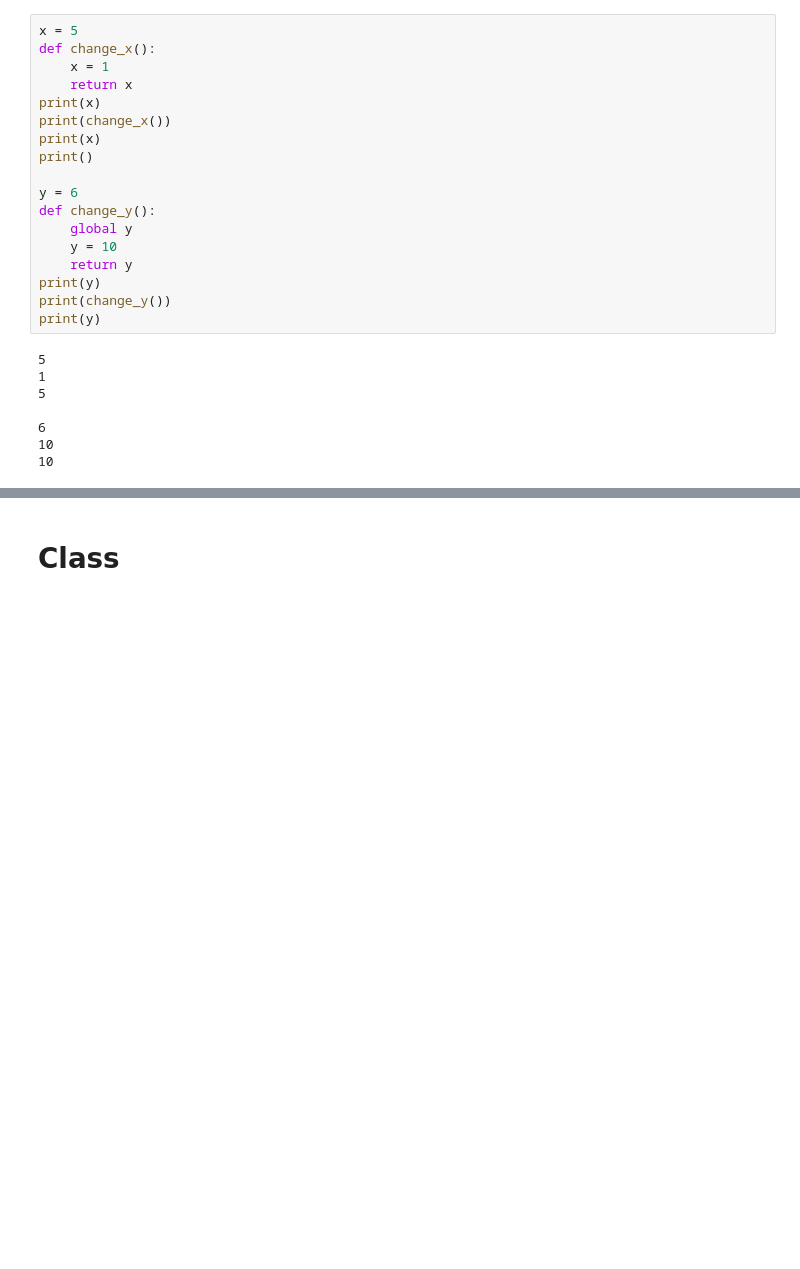
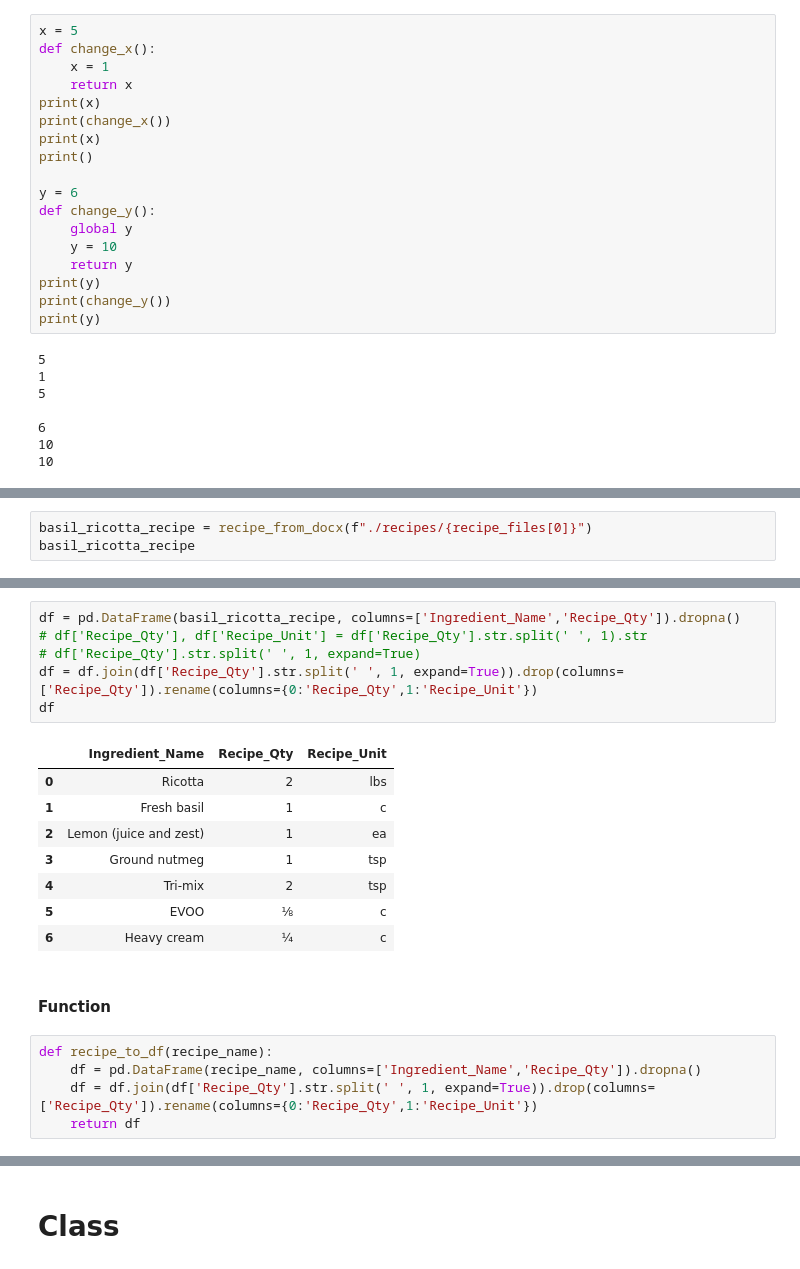
Before and after one commit to salsal3/easy-as-py, a Jupyter notebook: tests.ipynb, the cells around one changed output, grey strips where cells are left out. Drawn from its saved outputs; the diff is of its cells as text; blank space fills up the shorter version.

```diff
--- a/tests.ipynb
+++ b/tests.ipynb
@@ -943,0 +1295,3 @@ KeyError: 'Recipe_Unit'
+# %%
+basil_ricotta_recipe = recipe_from_docx(f"./recipes/{recipe_files[0]}")
+basil_ricotta_recipe
@@ -943,0 +1309,22 @@ KeyError: 'Recipe_Unit'
+# %%
+df = pd.DataFrame(basil_ricotta_recipe, columns=['Ingredient_Name','Recipe_Qty']).dropna()
+# df['Recipe_Qty'], df['Recipe_Unit'] = df['Recipe_Qty'].str.split(' ', 1).str
+# df['Recipe_Qty'].str.split(' ', 1, expand=True)
+df = df.join(df['Recipe_Qty'].str.split(' ', 1, expand=True)).drop(columns=['Recipe_Qty']).rename(columns={0:'Recipe_Qty',1:'Recipe_Unit'})
+df
+# %% [output]
+|  | Ingredient_Name | Recipe_Qty | Recipe_Unit |
+| 0 | Ricotta | 2 | lbs |
+| 1 | Fresh basil | 1 | c |
+| 2 | Lemon (juice and zest) | 1 | ea |
+| 3 | Ground nutmeg | 1 | tsp |
+| 4 | Tri-mix | 2 | tsp |
+| 5 | EVOO | ⅛ | c |
+| 6 | Heavy cream | ¼ | c |
+# %% [markdown]
+#### Function
+# %%
+def recipe_to_df(recipe_name):
+    df = pd.DataFrame(recipe_name, columns=['Ingredient_Name','Recipe_Qty']).dropna()
+    df = df.join(df['Recipe_Qty'].str.split(' ', 1, expand=True)).drop(columns=['Recipe_Qty']).rename(columns={0:'Recipe_Qty',1:'Recipe_Unit'})
+    return df
```
Also changed, not shown: parts of 43 cells of this notebook, 13 other files.
